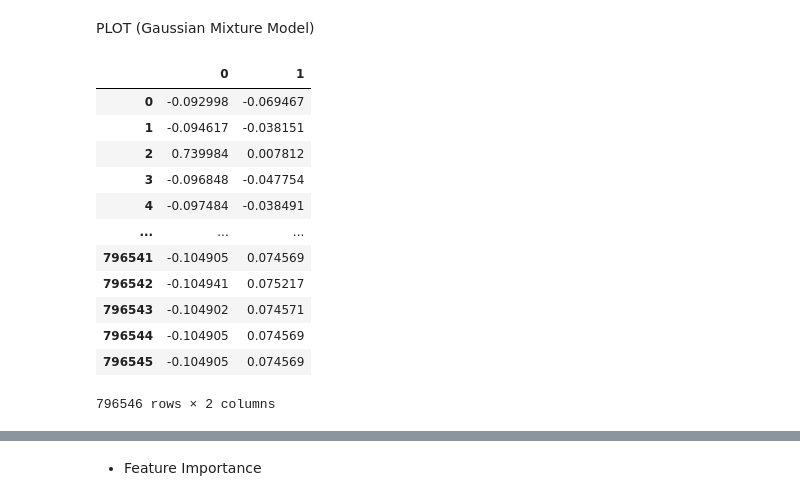
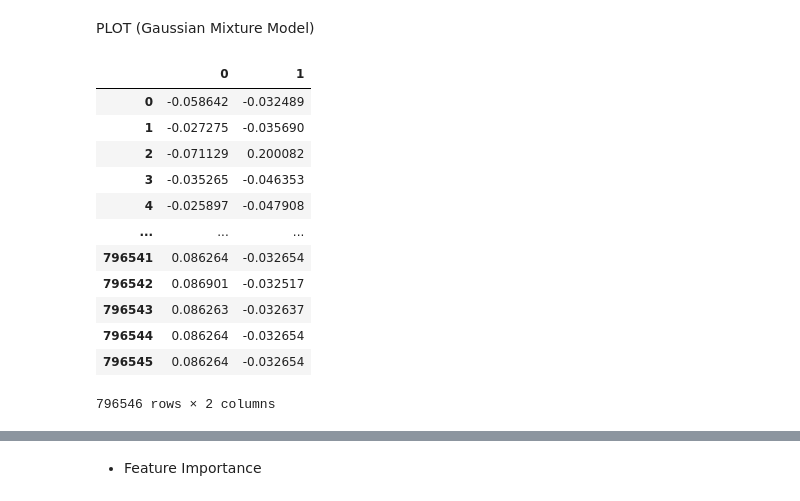
Before and after one commit to HikariJadeEmpire/AdvancedAnalytics-MADT8101, a Jupyter notebook: Section04/Week05_CustomerSegmentation/week5-Segmentation.ipynb, the cells around one changed output, grey strips where cells are left out. Drawn from its saved outputs; the diff is of its cells as text; code cells hidden in the pictures.

```diff
--- a/Section04/Week05_CustomerSegmentation/week5-Segmentation.ipynb
+++ b/Section04/Week05_CustomerSegmentation/week5-Segmentation.ipynb
@@ -58,15 +58,15 @@ memory usage: 315.0+ MB
 # %%
 ## for Windows
 
-# ff = pd.read_csv('D:\DATA_Science\DATASET\WEEK05_AdvancedAnalytics\\transaction 2021.csv', index_col=0)
-# ff1 = pd.read_csv('D:\DATA_Science\DATASET\WEEK05_AdvancedAnalytics\\transaction 2022.csv', index_col=0)
-# ff2 = pd.read_csv('D:\DATA_Science\DATASET\WEEK05_AdvancedAnalytics\\transaction 2023.csv', index_col=0)
+ff = pd.read_csv('D:\DATA_Science\DATASET\WEEK05_AdvancedAnalytics\\transaction 2021.csv', index_col=0)
+ff1 = pd.read_csv('D:\DATA_Science\DATASET\WEEK05_AdvancedAnalytics\\transaction 2022.csv', index_col=0)
+ff2 = pd.read_csv('D:\DATA_Science\DATASET\WEEK05_AdvancedAnalytics\\transaction 2023.csv', index_col=0)
 
 ## for MacOS
 
-ff = pd.read_csv('~/Documents/DATAScience/TempBeforeGit/member and transaction data/transaction 2021.csv', index_col=0)
-ff1 = pd.read_csv('~/Documents/DATAScience/TempBeforeGit/member and transaction data/transaction 2022.csv', index_col=0)
-ff2 = pd.read_csv('~/Documents/DATAScience/TempBeforeGit/member and transaction data/transaction 2023.csv', index_col=0)
+# ff = pd.read_csv('~/Documents/DATAScience/TempBeforeGit/member and transaction data/transaction 2021.csv', index_col=0)
+# ff1 = pd.read_csv('~/Documents/DATAScience/TempBeforeGit/member and transaction data/transaction 2022.csv', index_col=0)
+# ff2 = pd.read_csv('~/Documents/DATAScience/TempBeforeGit/member and transaction data/transaction 2023.csv', index_col=0)
 
 o_df = pd.concat([ff,ff1,ff2])
 o_df.info()
@@ -367,6 +367,10 @@ Data columns (total 23 columns):
  22  ticket_size_6m         796546 non-null  float64
 dtypes: float64(22), object(1)
 memory usage: 139.8+ MB
+# %%
+df_c = df.loc[:,['mem_duration(months)','total_amount','total_online','total_offline','total_network','total_transaction','sku_penetrate(%)','ticket_size']]
+df_c3 = df.loc[:,['mem_duration(months)','total_last_3m','total_last_3m_online','total_last_3m_offline','network_last_3m','transaction_last3m','sku_last3m','ticket_size_3m']]
+df_c6 = df.loc[:,['mem_duration(months)','total_last_6m','total_last_6m_online','total_last_6m_offline','network_last_6m','transaction_last6m','sku_last6m','ticket_size_6m']]
 # %% [markdown]
 # STEP 2
 - Prepare DATA
@@ -432,7 +436,3 @@ def bicscore(X):
         }
     )
     return df.sort_values(by="BIC score").head()
-# %%
-df_c = df.drop(columns=['ent'])
-
-bicscore(df_c)
@@ -474,8 +528,14 @@ Exception:
 > source : https://vitalflux.com/gaussian-mixture-models-what-are-they-when-to-use/
 # %%
 cl = GaussianMixture(n_components=6, covariance_type='diag', random_state=42)
+df['cluster1'] = cl.fit(df_c).predict(df_c)
 
-df['cluster'] = cl.fit(df_c).predict(df_c)
+cl6m = GaussianMixture(n_components=6, covariance_type='diag', random_state=42)
+df['cluster2'] = cl6m.fit(df_c6).predict(df_c6)
+
+cl3m = GaussianMixture(n_components=6, covariance_type='diag', random_state=42)
+df['cluster3'] = cl3m.fit(df_c3).predict(df_c3)
+
 df
 # %% [output]
 |  | ent | mem_duration(months) | total_amount | total_last_3m | total_last_6m | total_online | ... |
@@ -501,31 +561,31 @@ PLOT (Gaussian Mixture Model)
 # %%
 # Prepare data for a Visualization
 
-dfk = df.drop(columns=['ent']).reset_index(drop=True)
+dfk = df.drop(columns=['ent','cluster1','cluster2','cluster3'])
 
 bfc = Pipeline(
     steps=[("normalization", MinMaxScaler()),
            ('PCA',PCA(n_components=2, random_state=42))
            ])
 
 dfk = bfc.fit_transform(dfk)
 
 dfk = pd.DataFrame(dfk)
 
 display(dfk)
 # %% [output]
 |  | 0 | 1 |
-| 0 | -0.092998 | -0.069467 |
-| 1 | -0.094617 | -0.038151 |
-| 2 | 0.739984 | 0.007812 |
-| 3 | -0.096848 | -0.047754 |
-| 4 | -0.097484 | -0.038491 |
+| 0 | -0.058642 | -0.032489 |
+| 1 | -0.027275 | -0.035690 |
+| 2 | -0.071129 | 0.200082 |
+| 3 | -0.035265 | -0.046353 |
+| 4 | -0.025897 | -0.047908 |
 | ... | ... | ... |
-| 796541 | -0.104905 | 0.074569 |
-| 796542 | -0.104941 | 0.075217 |
-| 796543 | -0.104902 | 0.074571 |
-| 796544 | -0.104905 | 0.074569 |
-| 796545 | -0.104905 | 0.074569 |
+| 796541 | 0.086264 | -0.032654 |
+| 796542 | 0.086901 | -0.032517 |
+| 796543 | 0.086263 | -0.032637 |
+| 796544 | 0.086264 | -0.032654 |
+| 796545 | 0.086264 | -0.032654 |
 796546 rows × 2 columns
 # %%
 # Getting unique labels
```
Also changed, not shown: parts of 21 cells of this notebook.
